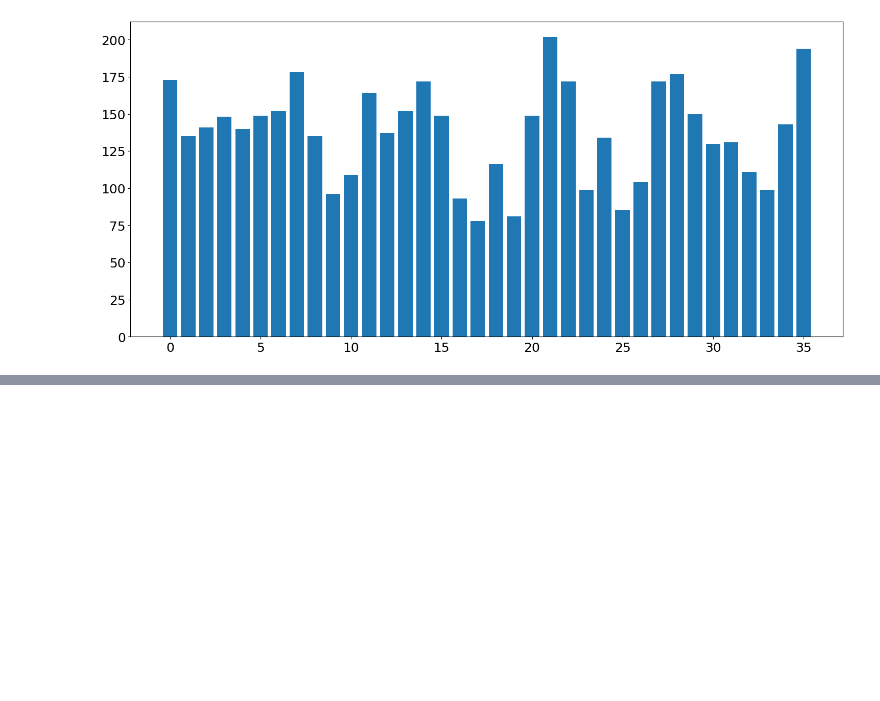
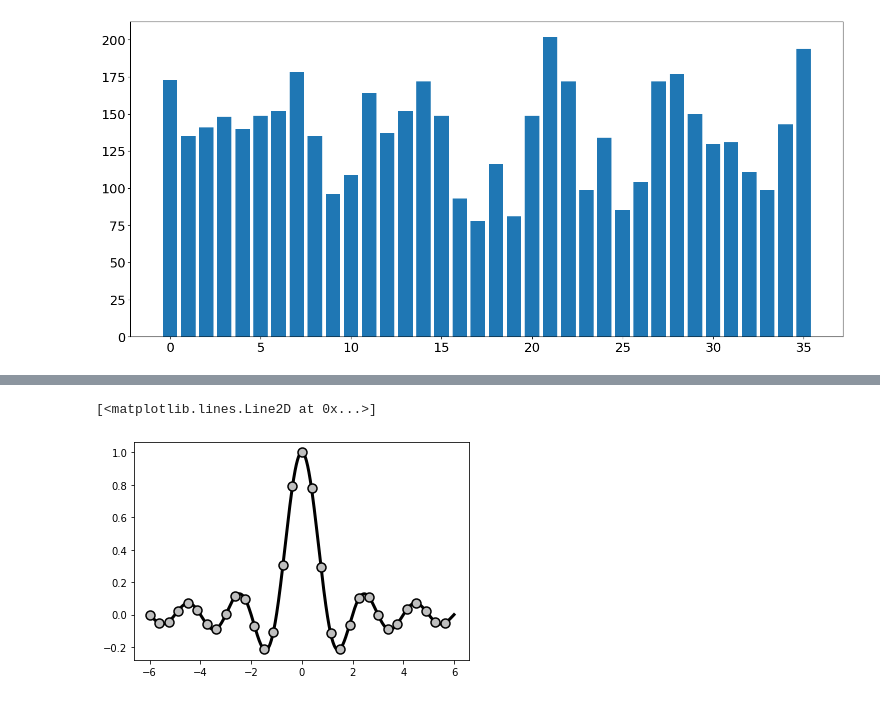
Before and after one commit to loosak/pysnippets, a Jupyter notebook: Pyplot_tutorial.ipynb, the cells around one changed output, grey strips where cells are left out. Cells and saved outputs as stored; diff of their text form; code cells hidden in the pictures; blank space fills up the shorter version.

```diff
--- a/Pyplot_tutorial.ipynb
+++ b/Pyplot_tutorial.ipynb
@@ -190,0 +235,19 @@ plt.bar(range(len(t12)), t12, align='center')
+# %%
+import numpy as np
+import matplotlib.pyplot as plt
+
+X = np.linspace(-6, 6, 1024)
+Y = np.sinc(X)
+
+plt.plot(X, Y,
+  linewidth = 3.,
+  color = 'k',
+  markersize = 9,
+  markeredgewidth = 1.5,
+  markerfacecolor = '.75',
+  markeredgecolor = 'k',
+  marker = 'o',
+  markevery = 32)
+# %% [output]
+[<matplotlib.lines.Line2D at 0x...>]
+[figure, added]
```
Also changed, not shown: parts of 4 cells of this notebook, 23 other files.
